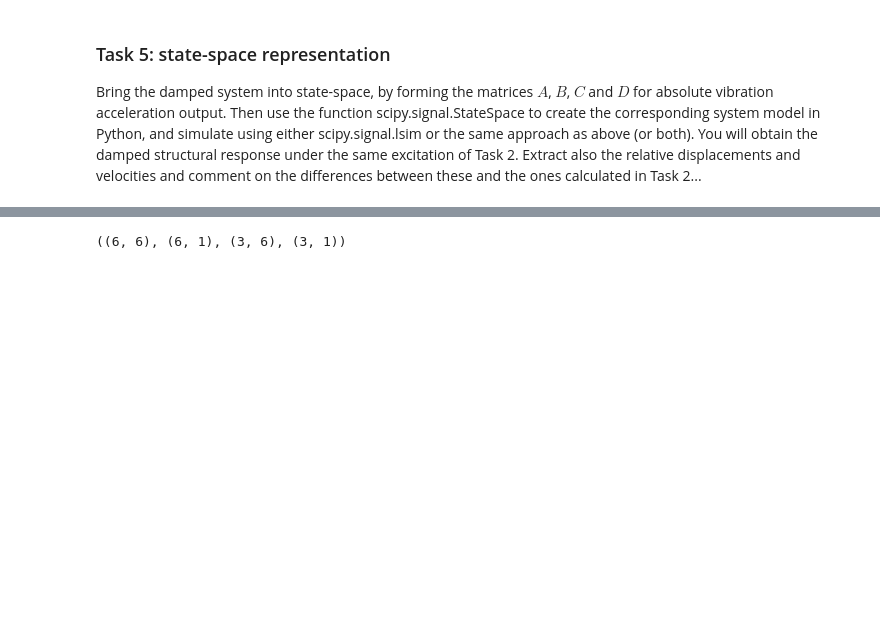
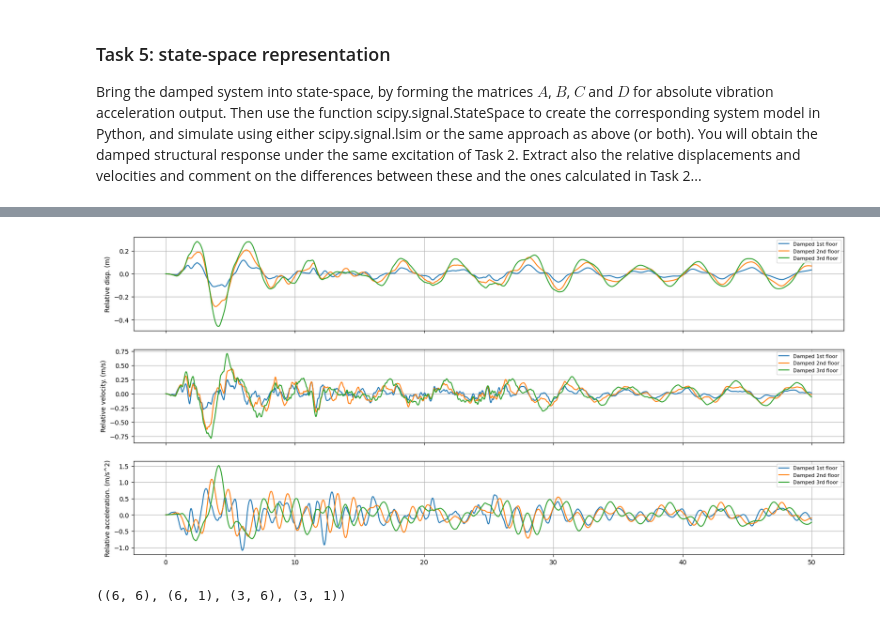
Before and after one commit to senyoIsaac/structural_dynamics, a Jupyter notebook: CE 558 - Dynamics of Structures/Assignment01_jupyter/Assignment01.ipynb, the cells around one changed output, grey strips where cells are left out. Saved outputs shown, nothing was run; the diff lists cells and outputs as text; code cells hidden in the pictures; blank space fills up the shorter version.

```diff
--- a/CE 558 - Dynamics of Structures/Assignment01_jupyter/Assignment01.ipynb
+++ b/CE 558 - Dynamics of Structures/Assignment01_jupyter/Assignment01.ipynb
@@ -299,0 +328,8 @@ system = scipy.signal.StateSpace(A_ss, B_ss, C_out, D_out)
+# %%
+state_representation = scipy.signal.StateSpace(matrix_A, matrix_B, matrix_C, matrix_D)
+# %%
+ag = ground_acceleration * 9.81
+scipy.signal.lsim(state_representation, U= ag, T= time)
+# %%
+
+time_values_of_output, system_response, time_evolution_of_state_vector = scipy.signal.lsim(state_representation, U=ag , T= time)
@@ -299,0 +350,3 @@ system = scipy.signal.StateSpace(A_ss, B_ss, C_out, D_out)
+# %%
+displacement = time_evolution_of_state_vector[:, :3]
+velocity = time_evolution_of_state_vector[:, 3:]
@@ -300,3 +371,26 @@ system = scipy.signal.StateSpace(A_ss, B_ss, C_out, D_out)
+# %%
+fig, axes = plt.subplots(3, 1, figsize=(20, 9), sharex=True)
+labels = ['1st floor', '2nd floor', '3rd floor']
+
+# Relative displacements
+for i in range(3):
+    #axes[0].plot(time, displacement[:, i], '--', label=f'Undamped {labels[i]}')
+    axes[0].plot(time, displacement[:, i], '-', label=f'Damped {labels[i]}')
+    axes[1].plot(time, velocity[:, i], '-', label=f'Damped {labels[i]}')
+    axes[2].plot(time, system_response[:, i], '-', label=f'Damped {labels[i]}')
+axes[0].set_ylabel('Relative disp. (m)')
+axes[0].legend(loc='upper right', fontsize=8)
+axes[0].grid(True)
+
+axes[1].set_ylabel('Relative velocity. (m/s)')
+axes[1].legend(loc='upper right', fontsize=8)
+axes[1].grid(True)
+
+axes[2].set_ylabel('Relative acceleration. (m/s^2)')
+axes[2].legend(loc='upper right', fontsize=8)
+axes[2].grid(True)
+# %% [output]
+[figure, added]
 # %%
 np.shape(A_ss), np.shape(B_ss), np.shape(C_out), np.shape(D_out)
 # %% [output]
```
Also changed, not shown: parts of 8 cells of this notebook, 1 other file.
